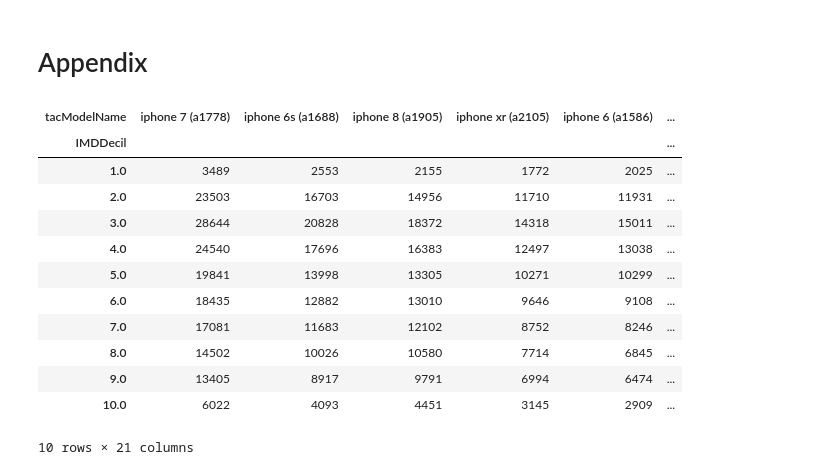
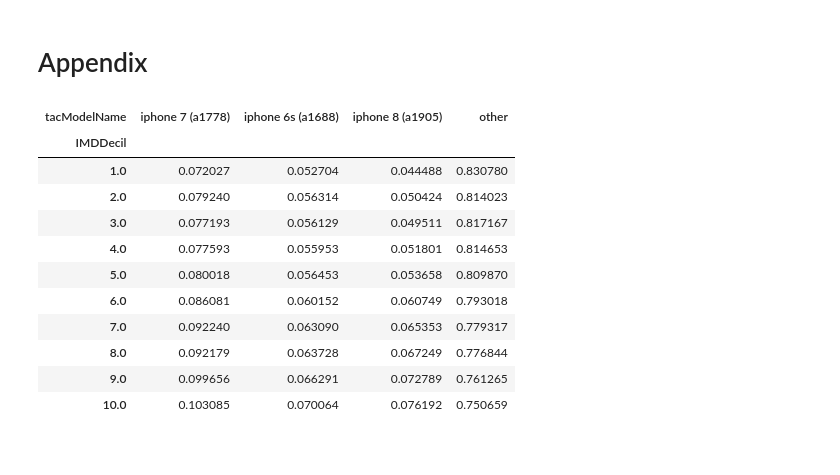
Before and after one commit to 5uperpalo/Telefonica, a Jupyter notebook: IMC2020/UK_Devices.ipynb, the cells around one changed output. Cells and saved outputs as stored; diff of their text form; code cells hidden in the pictures.

```diff
--- a/IMC2020/UK_Devices.ipynb
+++ b/IMC2020/UK_Devices.ipynb
@@ -830,26 +830,26 @@ liverpool_homeantenna_pd.to_csv(liverpool_homeantenna_loc[:-4] + '_onlysmartphon
 # %%
 # RUN THE PRE-PROCESSING(Section 1) TO DROP NA VALUES!!!
 # filter data we will use - change to birmingham/liverpool
 devices_pd_filtered = london_devices_pd[london_devices_pd['tacDeviceType']=='smartphone'][['tacModelName','IMDDecil']].copy()
 # 20 most popular smartphone models
-most_popular_devs = devices_pd_filtered['tacModelName'].value_counts().index.values[:20]
+most_popular_devs_in_london = devices_pd_filtered['tacModelName'].value_counts().index.values[:3]
 # everything else is 'other'
-devices_pd_filtered.loc[~devices_pd_filtered['tacModelName'].isin(most_popular_dev_in_london), 'tacModelName'] = 'other'
+devices_pd_filtered.loc[~devices_pd_filtered['tacModelName'].isin(most_popular_devs_in_london), 'tacModelName'] = 'other'
 # something to use as a counter
 devices_pd_filtered['temp'] = 1
 # pivot the table, count temp values for each combination of row/column, reorder the columns in descending order of device popularit + 'other'
-devices_pd_filtered.pivot_table(columns='tacModelName', index='IMDDecil', values='temp', aggfunc='count')[np.append(most_popular_devs, 'other')]
+pop_model_table = devices_pd_filtered.pivot_table(columns='tacModelName', index='IMDDecil', values='temp', aggfunc='count')[np.append(most_popular_devs_in_london, 'other')]
+pop_model_table.div(pop_model_table.sum(axis=1), axis=0)
 # %% [output]
-| tacModelName | iphone 7 (a1778) | iphone 6s (a1688) | iphone 8 (a1905) | iphone xr (a2105) | iphone 6 (a1586) | ... |
-| IMDDecil |  |  |  |  |  | ... |
-| 1.0 | 3489 | 2553 | 2155 | 1772 | 2025 | ... |
-| 2.0 | 23503 | 16703 | 14956 | 11710 | 11931 | ... |
-| 3.0 | 28644 | 20828 | 18372 | 14318 | 15011 | ... |
-| 4.0 | 24540 | 17696 | 16383 | 12497 | 13038 | ... |
-| 5.0 | 19841 | 13998 | 13305 | 10271 | 10299 | ... |
-| 6.0 | 18435 | 12882 | 13010 | 9646 | 9108 | ... |
-| 7.0 | 17081 | 11683 | 12102 | 8752 | 8246 | ... |
-| 8.0 | 14502 | 10026 | 10580 | 7714 | 6845 | ... |
-| 9.0 | 13405 | 8917 | 9791 | 6994 | 6474 | ... |
-| 10.0 | 6022 | 4093 | 4451 | 3145 | 2909 | ... |
+| tacModelName | iphone 7 (a1778) | iphone 6s (a1688) | iphone 8 (a1905) | other |
+| IMDDecil |  |  |  |  |
+| 1.0 | 0.072027 | 0.052704 | 0.044488 | 0.830780 |
+| 2.0 | 0.079240 | 0.056314 | 0.050424 | 0.814023 |
+| 3.0 | 0.077193 | 0.056129 | 0.049511 | 0.817167 |
+| 4.0 | 0.077593 | 0.055953 | 0.051801 | 0.814653 |
+| 5.0 | 0.080018 | 0.056453 | 0.053658 | 0.809870 |
+| 6.0 | 0.086081 | 0.060152 | 0.060749 | 0.793018 |
+| 7.0 | 0.092240 | 0.063090 | 0.065353 | 0.779317 |
+| 8.0 | 0.092179 | 0.063728 | 0.067249 | 0.776844 |
+| 9.0 | 0.099656 | 0.066291 | 0.072789 | 0.761265 |
+| 10.0 | 0.103085 | 0.070064 | 0.076192 | 0.750659 |
-10 rows × 21 columns
```
Also changed, not shown: parts of 1 cell of this notebook.
